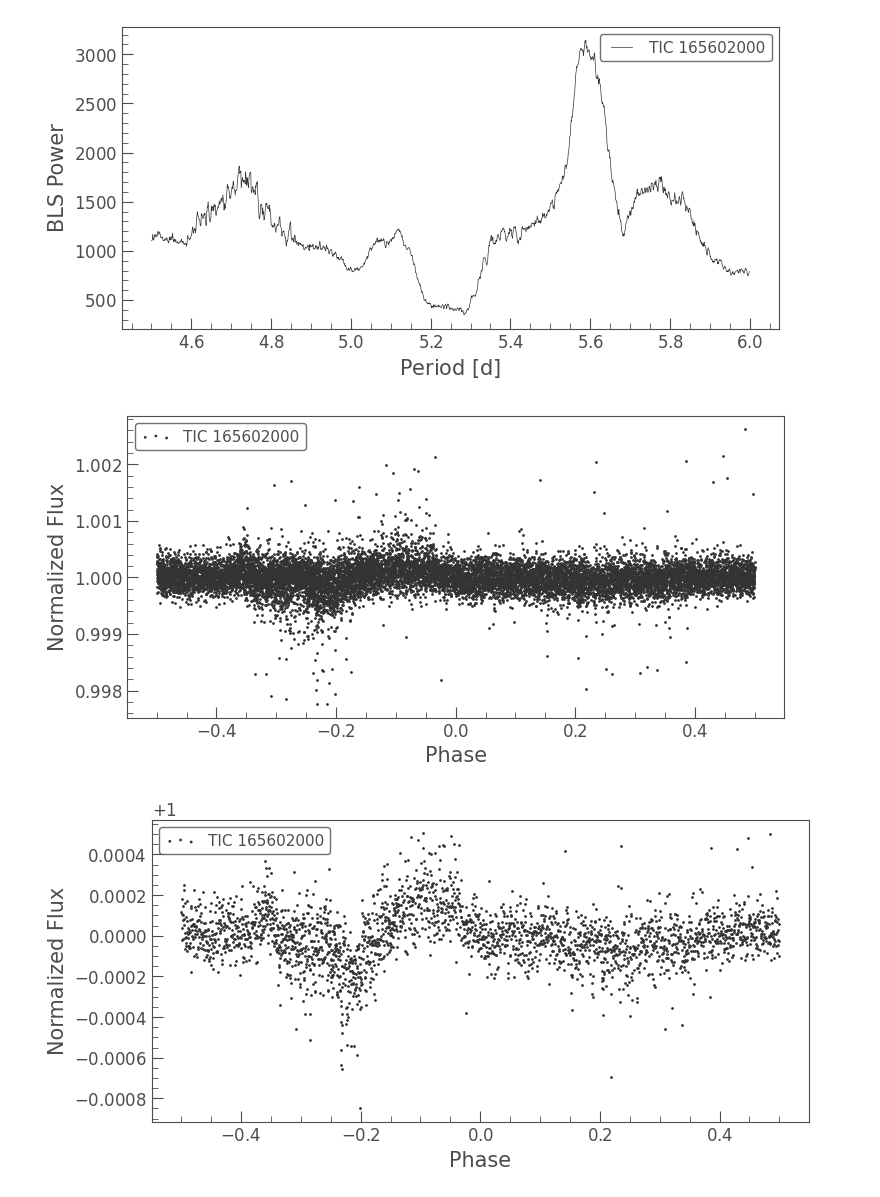
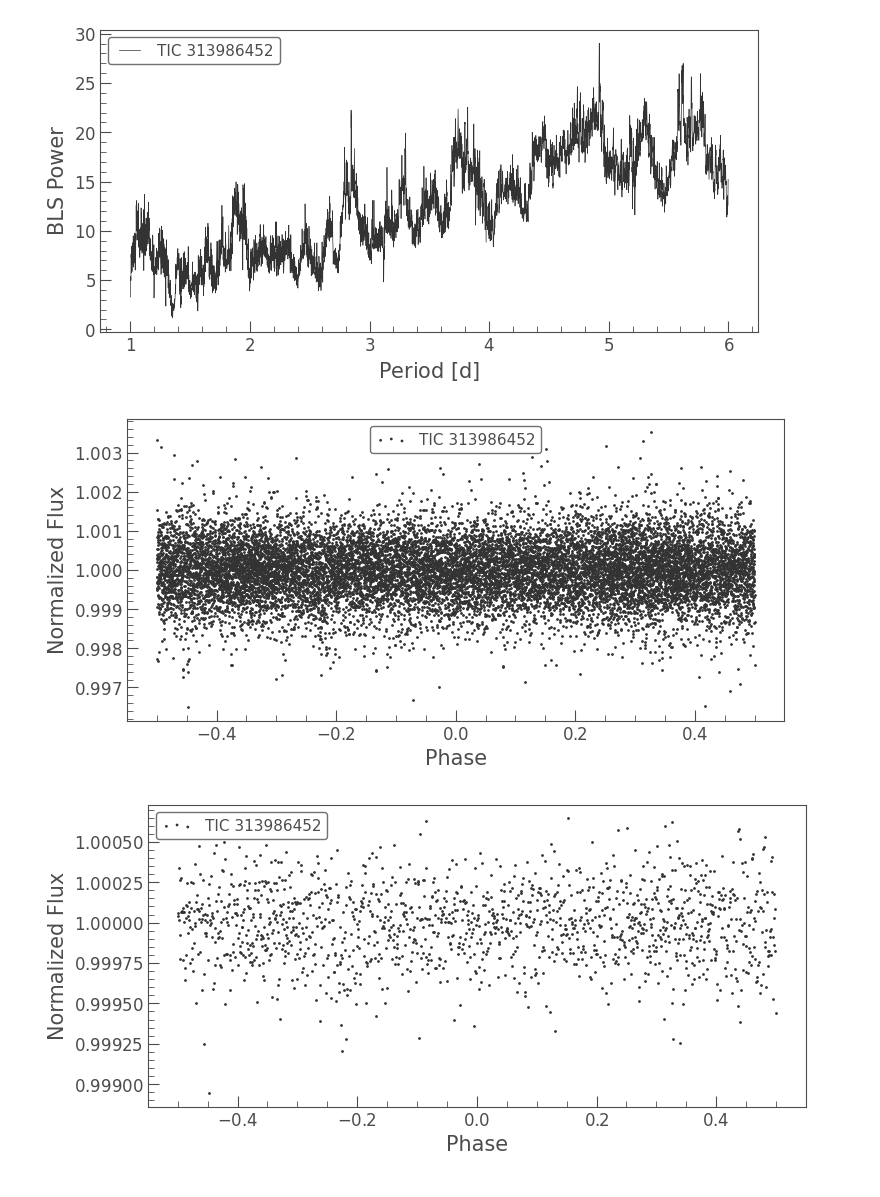
Before and after one commit to ineeve/exoplanetFinder, a Jupyter notebook: LightkurveExplorer.ipynb, the cells around one changed output. Cells and saved outputs as stored; diff of their text form; code cells hidden in the pictures.

```diff
--- a/LightkurveExplorer.ipynb
+++ b/LightkurveExplorer.ipynb
@@ -28,11 +21,18 @@ lc = open("TIC165602000/tess2019226182529-s0015-0000000165602000-0151-s_lc.fits"
+# %%
+lc1 = open("TIC 313986452/tess2019226182529-s0015-0000000313986452-0151-s_lc.fits")
+lc2 = open("TIC 313986452/tess2019253231442-s0016-0000000313986452-0152-s_lc.fits")
+lc3 = open("TIC 313986452/tess2019279210107-s0017-0000000313986452-0161-s_lc.fits")
+#lcToProcess = lk.collections.LightCurveFileCollection([lc2, lc3]).PDCSAP_FLUX.stitch()
+#lcToProcess.scatter()
+lc = lc3.PDCSAP_FLUX.flatten(break_tolerance=50).normalize().remove_outliers()
 # %%
-pg = lc.to_periodogram(method="bls", period=np.arange(4.5, 6, 0.001))
+pg = lc.to_periodogram(method="bls", period=np.arange(1, 6, 0.001))
 folded_lc = lc.fold(period=pg.period_at_max_power)
-binned_lc = folded_lc.bin(binsize=5)  # Average 5 points per bin
+binned_lc = folded_lc.bin(binsize=10)  # Average 5 points per bin
 
 lc.scatter()
 pg.plot();
-print(lc.label, ": Folding on period ", pg.period_at_max_power)
+print(lc.label, ": Folding on period ", folded_lc.period)
 folded_lc.scatter()
 binned_lc.scatter()
 
@@ -47,3 +47,3 @@ TIC 165602000 : Folding on period  5.589000000000364 d
-[figure, old version]
+[figure, new version]
-[figure, old version]
+[figure, new version]
-[figure, old version]
+[figure, new version]
```
Also changed, not shown: parts of 5 cells of this notebook, 5 other files.
